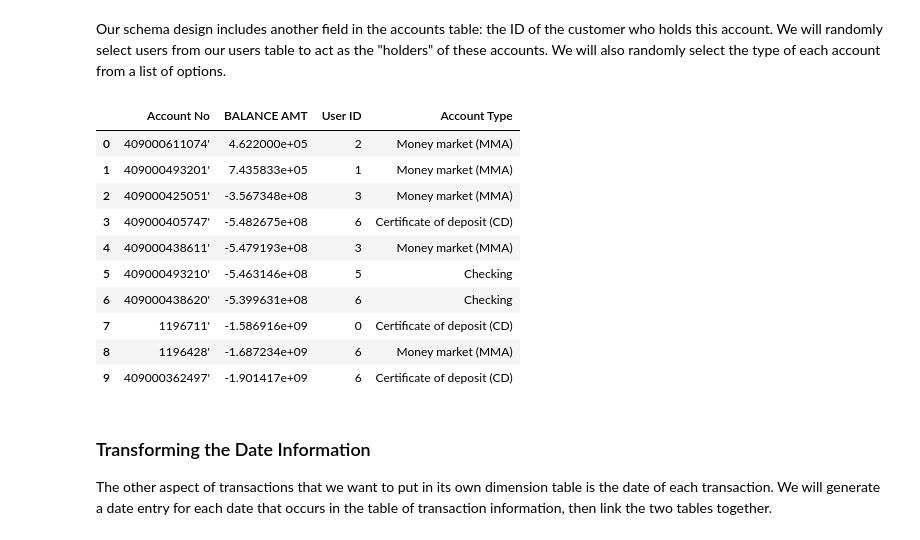
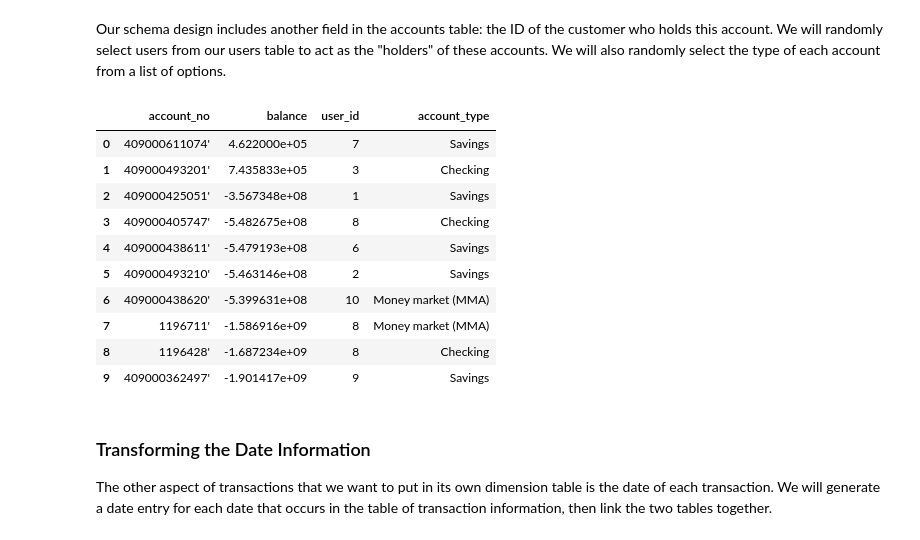
Before and after one commit to MKhour/DSProject1, a Jupyter notebook: DSProject1.ipynb, the cells around one changed output. Drawn from its saved outputs; the diff is of its cells as text; code cells hidden in the pictures.

```diff
--- a/DSProject1.ipynb
+++ b/DSProject1.ipynb
@@ -329,24 +329,25 @@ account_info = account_info.reset_index(drop=True) # I'm also going to reset the
 # %% [markdown]
 Our schema design includes another field in the accounts table: the ID of the customer who holds this account. We will randomly select users from our users table to act as the "holders" of these accounts. We will also randomly select the type of each account from a list of options.
 # %%
-account_info["User ID"] = account_info.apply(lambda row: random.randint(0, users.shape[0]-1), axis=1)
+account_info["User ID"] = account_info.apply(lambda row: random.randint(1, users.shape[0]), axis=1)
 # %%
 bank_account_types = ["Checking", "Savings", "Money market (MMA)", "Certificate of deposit (CD)"]
 account_info["Account Type"] = account_info.apply(lambda row: bank_account_types[random.randint(0, len(bank_account_types)-1)], axis=1)
 # %%
+account_info = account_info.rename(columns={"Account No": "account_no", "BALANCE AMT": "balance", "User ID": "user_id", "Account Type": "account_type"})
 account_info
 # %% [output]
-|  | Account No | BALANCE AMT | User ID | Account Type |
-| 0 | 409000611074' | 4.622000e+05 | 2 | Money market (MMA) |
-| 1 | 409000493201' | 7.435833e+05 | 1 | Money market (MMA) |
-| 2 | 409000425051' | -3.567348e+08 | 3 | Money market (MMA) |
-| 3 | 409000405747' | -5.482675e+08 | 6 | Certificate of deposit (CD) |
-| 4 | 409000438611' | -5.479193e+08 | 3 | Money market (MMA) |
-| 5 | 409000493210' | -5.463146e+08 | 5 | Checking |
-| 6 | 409000438620' | -5.399631e+08 | 6 | Checking |
-| 7 | 1196711' | -1.586916e+09 | 0 | Certificate of deposit (CD) |
-| 8 | 1196428' | -1.687234e+09 | 6 | Money market (MMA) |
-| 9 | 409000362497' | -1.901417e+09 | 6 | Certificate of deposit (CD) |
+|  | account_no | balance | user_id | account_type |
+| 0 | 409000611074' | 4.622000e+05 | 7 | Savings |
+| 1 | 409000493201' | 7.435833e+05 | 3 | Checking |
+| 2 | 409000425051' | -3.567348e+08 | 1 | Savings |
+| 3 | 409000405747' | -5.482675e+08 | 8 | Checking |
+| 4 | 409000438611' | -5.479193e+08 | 6 | Savings |
+| 5 | 409000493210' | -5.463146e+08 | 2 | Savings |
+| 6 | 409000438620' | -5.399631e+08 | 10 | Money market (MMA) |
+| 7 | 1196711' | -1.586916e+09 | 8 | Money market (MMA) |
+| 8 | 1196428' | -1.687234e+09 | 8 | Checking |
+| 9 | 409000362497' | -1.901417e+09 | 9 | Savings |
 # %% [markdown]
 ### Transforming the Date Information
 
```
Also changed, not shown: parts of 25 cells of this notebook.
